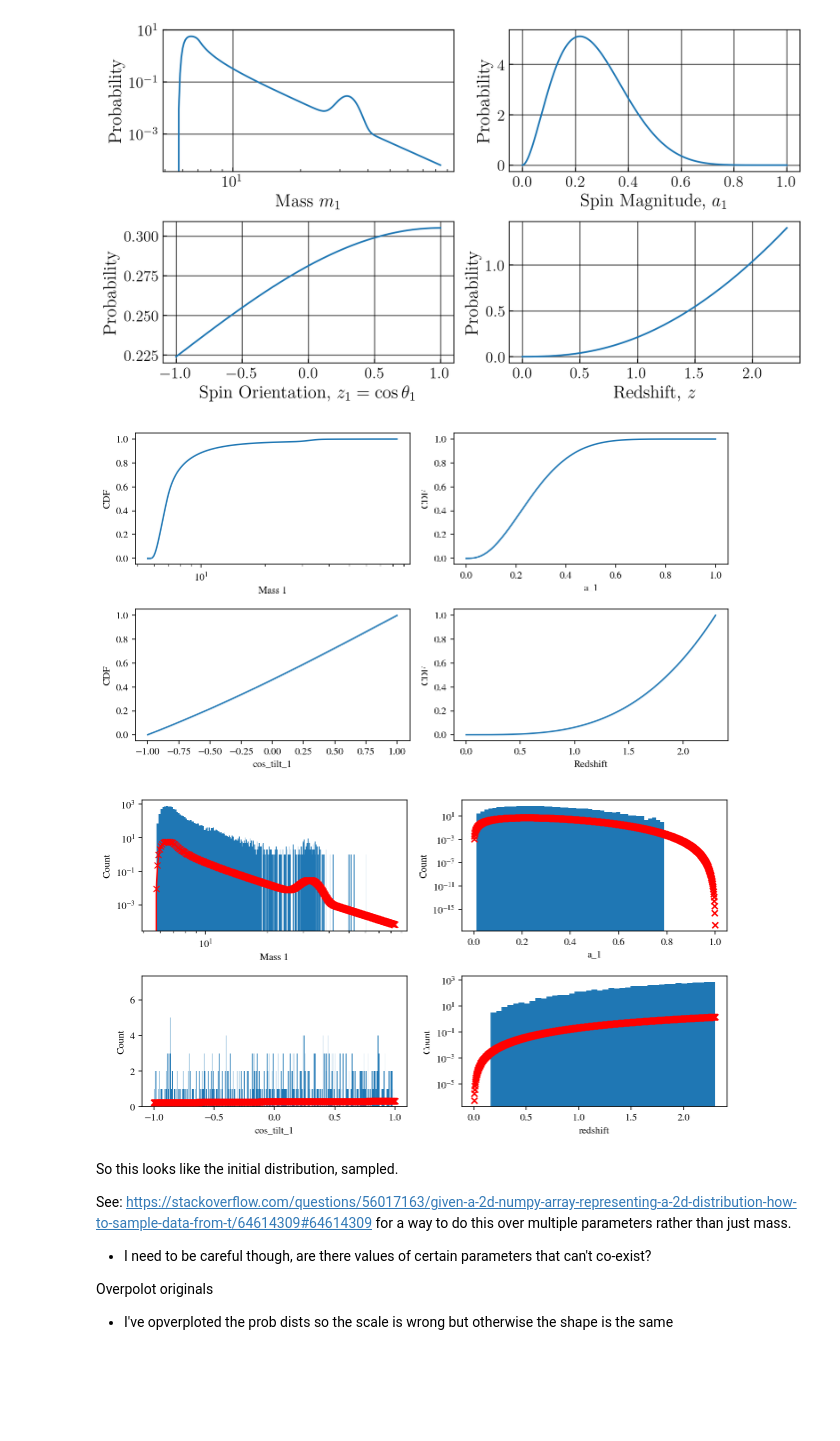
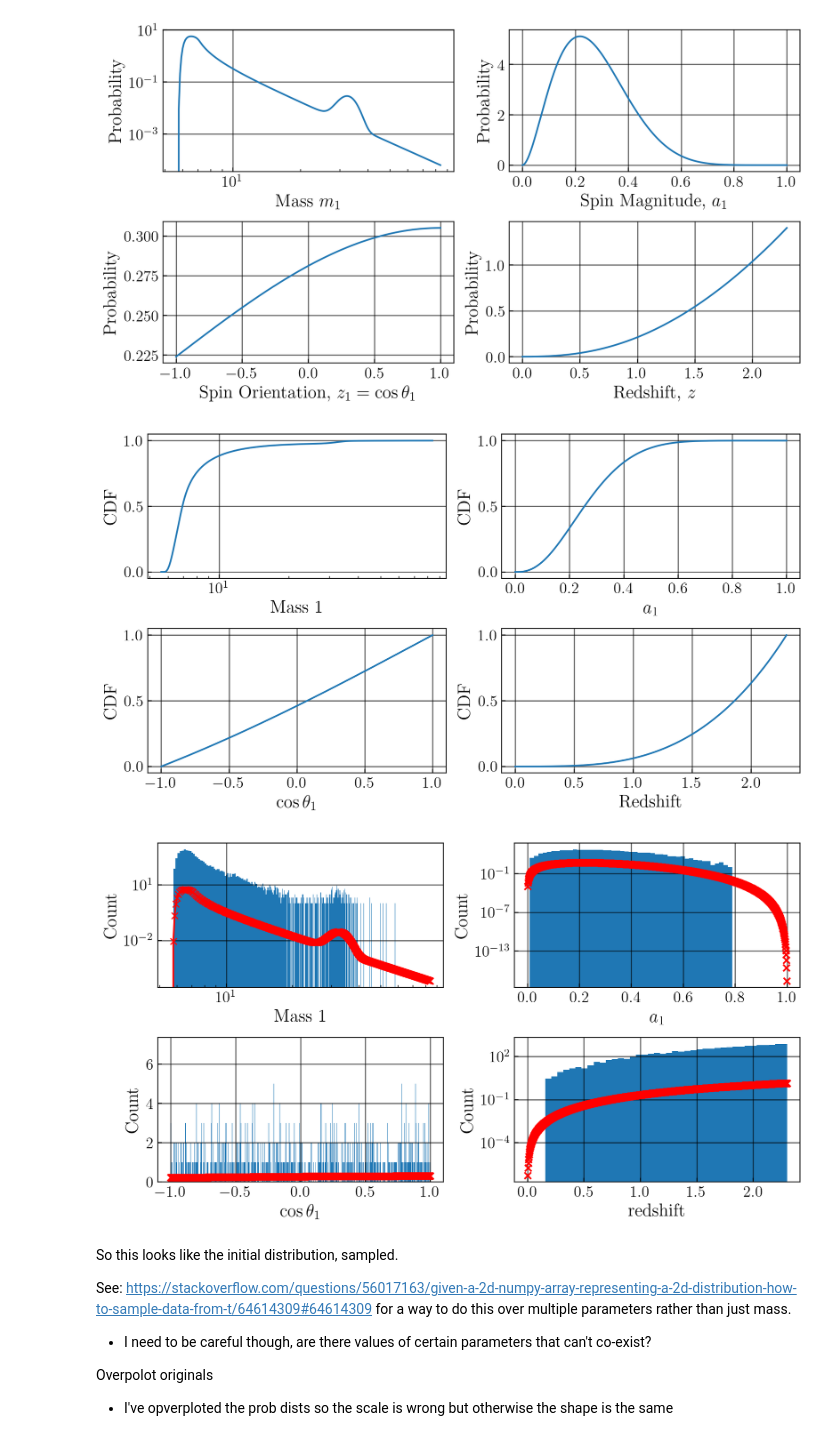
Before and after one commit to jhyland01/p_astro_project, a Jupyter notebook: draw_from_posterior.ipynb, the cells around one changed output. Drawn from its saved outputs; the diff is of its cells as text; code cells hidden in the pictures; blank space fills up the shorter version.

```diff
--- a/draw_from_posterior.ipynb
+++ b/draw_from_posterior.ipynb
@@ -293,32 +293,22 @@ plt.show()
 # %%
 # now we can generate a cdf for the distribution and normalise it
 #mass_probs = mass_probs[1:]
+from p_astro_utils import cdf
 
-PP_mass_cdf = np.cumsum(mass_probs).to_numpy()
-PP_mass_cdf = (PP_mass_cdf - PP_mass_cdf[0])
-PP_mass_cdf /= PP_mass_cdf[-1]
-
-PP_mag_cdf = np.cumsum(spin_mag_probs).to_numpy()
-PP_mag_cdf = (PP_mag_cdf - PP_mag_cdf[0])
-PP_mag_cdf /= PP_mag_cdf[-1]
-
-PP_ori_cdf = np.cumsum(spin_ori_probs).to_numpy()
-PP_ori_cdf = (PP_ori_cdf - PP_ori_cdf[0])
-PP_ori_cdf /= PP_ori_cdf[-1]
-
-PP_z_cdf = np.cumsum(z_probs).to_numpy()
-PP_z_cdf = (PP_z_cdf - PP_z_cdf[0])
-PP_z_cdf /= PP_z_cdf[-1]
+PP_mass_cdf = cdf(mass_probs)
+PP_mag_cdf = cdf(spin_mag_probs)
+PP_ori_cdf = cdf(spin_ori_probs)
+PP_z_cdf = cdf(z_probs)
 
 fig = plt.figure(figsize=(9,5))
 
 fig.add_subplot(2,2,1, xlabel='Mass 1', ylabel='CDF')
 plt.semilogx(mass_1, PP_mass_cdf)
 
-fig.add_subplot(2,2,2, xlabel='a_1', ylabel='CDF')
+fig.add_subplot(2,2,2, xlabel=r'$a_1$', ylabel='CDF')
 plt.plot(a_1, PP_mag_cdf)
 
-fig.add_subplot(2,2,3, xlabel='cos_tilt_1', ylabel='CDF')
+fig.add_subplot(2,2,3, xlabel=r'$\cos{\theta_1}$', ylabel='CDF')
 plt.plot(cos_tilt_1, PP_ori_cdf)
 
 fig.add_subplot(2,2,4, xlabel='Redshift', ylabel='CDF')
@@ -327,43 +317,43 @@ plt.plot(redshift, PP_z_cdf)
 fig.tight_layout()
 plt.show()
 # %% [output]
-[figure, old version]
+[figure, new version]
 # %%
 # generate some random number between 0 and 1
 uniform_vals = np.random.uniform(0,1,10000)
 
 # interpolate to create a function that maps from the y axis of the cdf to the corresponding x value and feed this the uniform_vals
 mass_samp = np.interp(uniform_vals, PP_mass_cdf, mass_1)
 a1_samp = np.interp(uniform_vals, PP_mag_cdf, a_1)
 cos1_samp = np.interp(uniform_vals, PP_ori_cdf, cos_tilt_1)
 z_samp = np.interp(uniform_vals, PP_z_cdf, redshift)
 
 fig = plt.figure(figsize=(9,5))
 
 fig.add_subplot(2,2,1, xlabel='Mass 1', ylabel='Count')
 plt.hist(mass_samp, bins='auto')
 plt.loglog(mass_1, mass_probs, marker='x', color='red')
 plt.yscale('log')
 plt.xscale('log')
 
-fig.add_subplot(2,2,2, xlabel='a_1', ylabel='Count')
+fig.add_subplot(2,2,2, xlabel=r'$a_1$', ylabel='Count')
 plt.scatter(a_1, spin_mag_probs, marker='x', color='red', zorder=10)
 plt.hist(a1_samp, bins='auto')
 plt.yscale('log')
 
-fig.add_subplot(2,2,3, xlabel='cos_tilt_1', ylabel='Count')
+fig.add_subplot(2,2,3, xlabel=r'$\cos{\theta_1}$', ylabel='Count')
 plt.hist(cos1_samp, bins=10000)
 plt.scatter(cos_tilt_1, spin_ori_probs, marker='x', color='red', zorder=10)
 
 fig.add_subplot(2,2,4, xlabel='redshift', ylabel='Count')
 plt.hist(z_samp, bins='auto')
 plt.scatter(redshift, z_probs, marker='x', color='red', zorder=10)
 plt.yscale('log')
 
 fig.tight_layout()
 plt.show()
 # %% [output]
-[figure, old version]
+[figure, new version]
 # %% [markdown]
 So this looks like the initial distribution, sampled.
 
```
Also changed, not shown: 4 other files.
